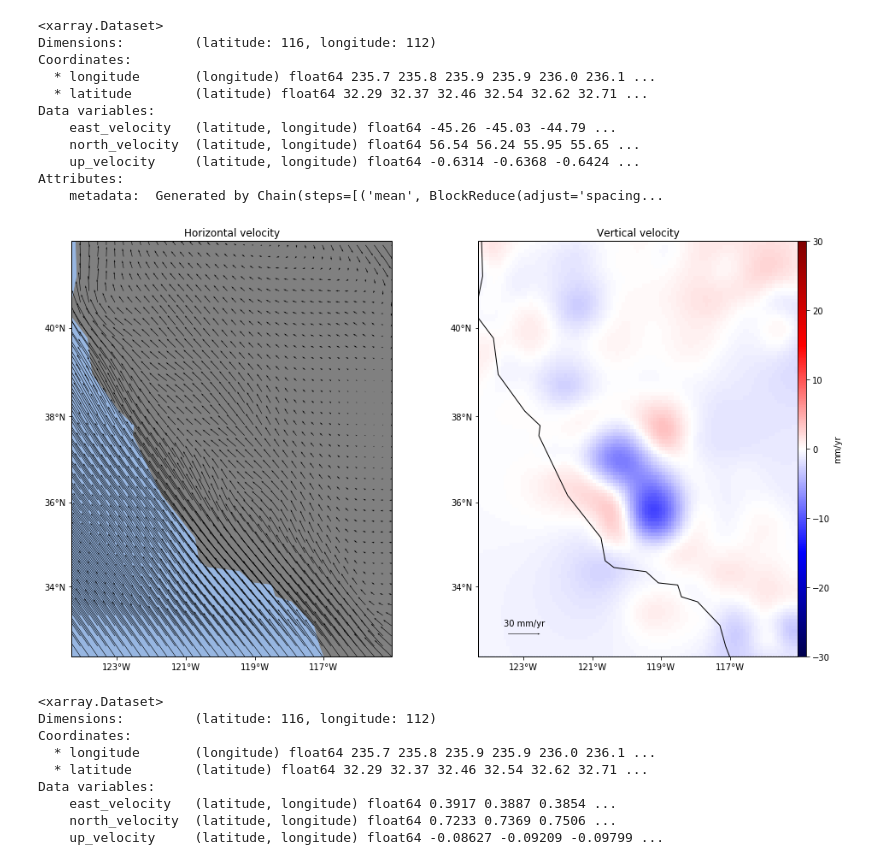
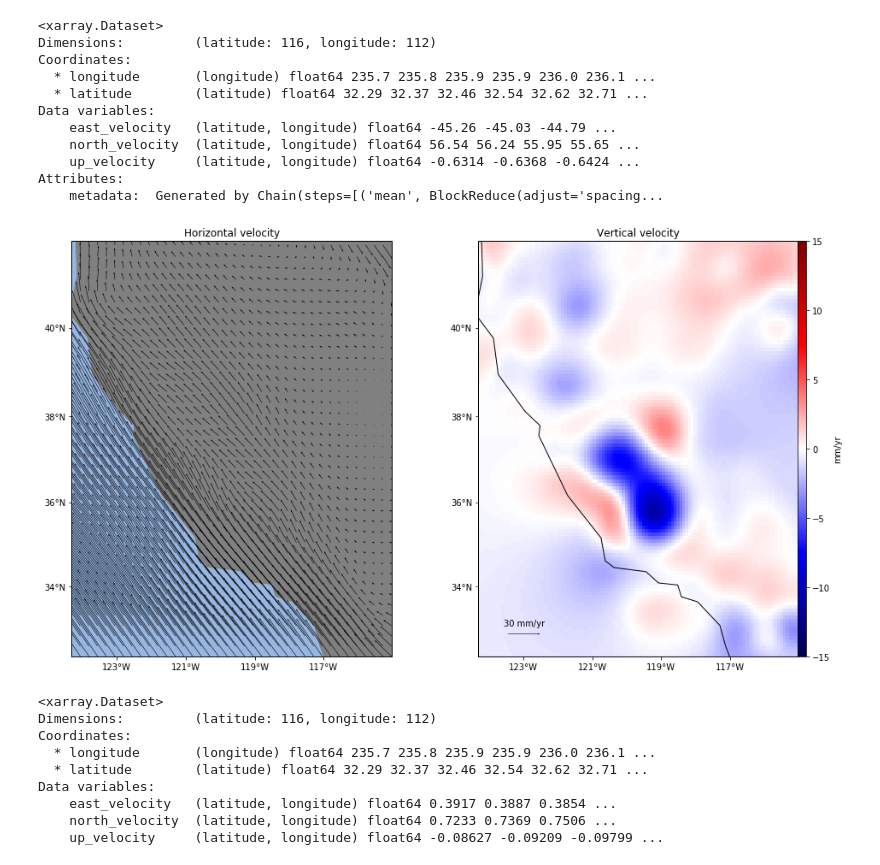
Before and after one commit to leouieda/aogs2018-gps, a Jupyter notebook: code/notebooks/synthetic.ipynb, the cells around one changed output. Drawn from its saved outputs; the diff is of its cells as text; code cells hidden in the pictures.

```diff
--- a/code/notebooks/synthetic.ipynb
+++ b/code/notebooks/synthetic.ipynb
@@ -102,9 +102,9 @@ Data variables:
 Attributes:
     metadata:  Generated by Chain(steps=[('mean', BlockReduce(adjust='spacing...
 # %%
-fig, axes = plot_data(grid, every=3, maxabs=30)
+fig, axes = plot_data(grid, every=3, maxabs=15)
 # %% [output]
-[figure, old version]
+[figure, new version]
 # %%
 def make_residuals(gridder):
     predicted = gridder.predict(proj(*np.meshgrid(data.longitude, data.latitude)))
```
Also changed, not shown: 1 other file.
